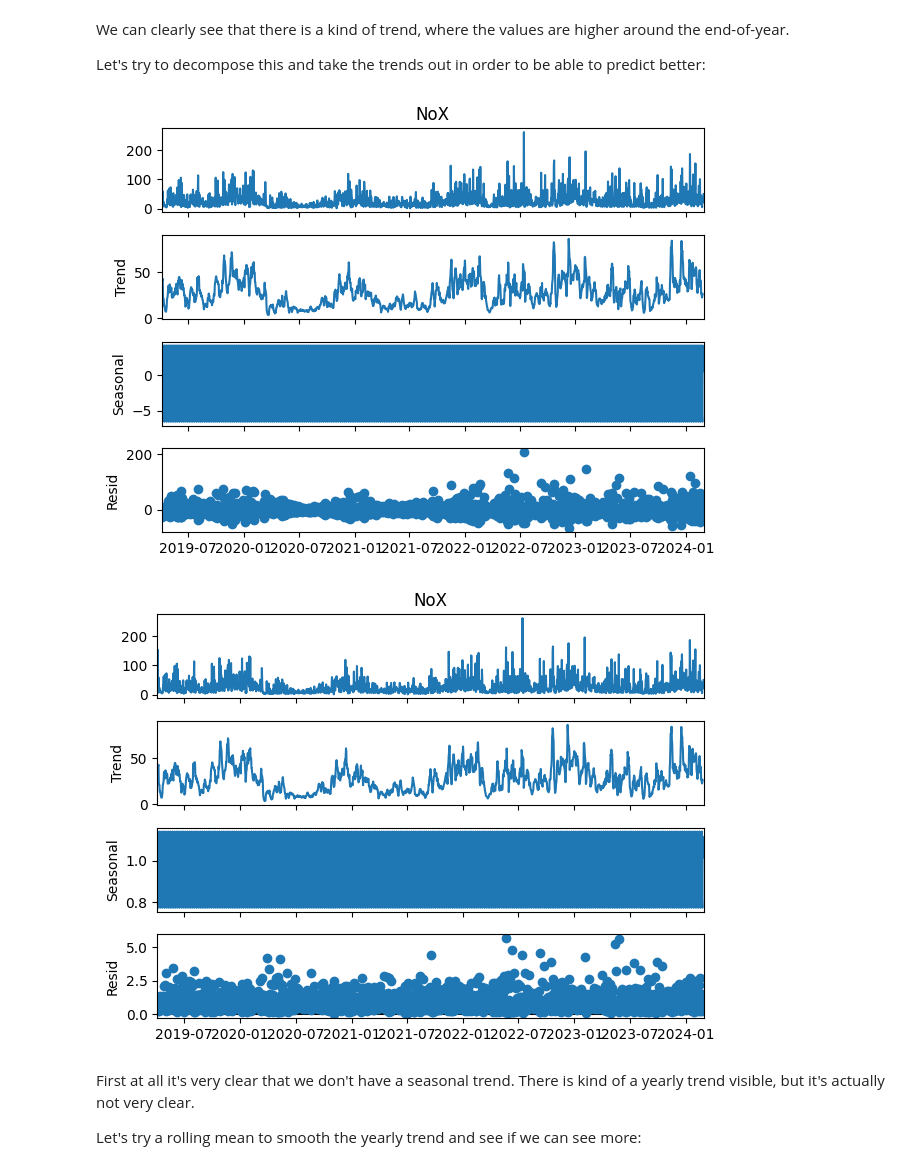
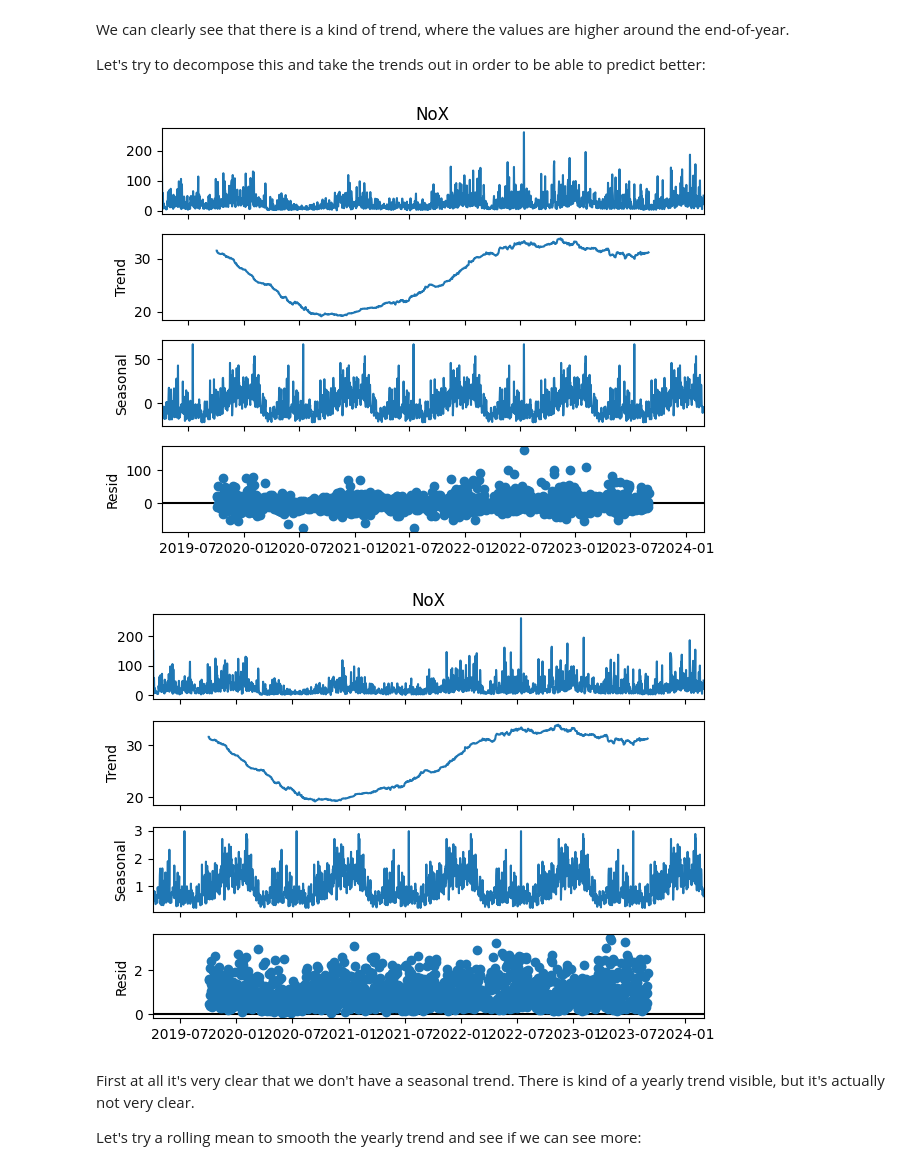
Before and after one commit to Zeegeuze/revive-it, a Jupyter notebook: notebooks/test_wouter.ipynb, the cells around one changed output. Cells and saved outputs as stored; diff of their text form; code cells hidden in the pictures.

```diff
--- a/notebooks/test_wouter.ipynb
+++ b/notebooks/test_wouter.ipynb
@@ -444,17 +444,17 @@ Let's try to decompose this and take the trends out in order to be able to predi
 from statsmodels.tsa.seasonal import seasonal_decompose
 
 # Additive Decomposition (y = Trend + Seasonal + Residuals)
-result_add = seasonal_decompose(full_df["NoX"], model='additive')
+result_add = seasonal_decompose(full_df["NoX"], model='additive', period = 365)
 
 result_add.plot();
 # %% [output]
-[figure, old version]
+[figure, new version]
 # %%
 # Multiplicative Decomposition (y = Trend * Seasonal * Residuals)
-result_mul = seasonal_decompose(full_df['NoX'], model='multiplicative')
+result_mul = seasonal_decompose(full_df['NoX'], model='multiplicative', period = 365)
 result_mul.plot();
 # %% [output]
-[figure, old version]
+[figure, new version]
 # %% [markdown]
 First at all it's very clear that we don't have a seasonal trend. There is kind of a yearly trend visible, but it's actually not very clear.
 
```
Also changed, not shown: parts of 15 cells of this notebook.
